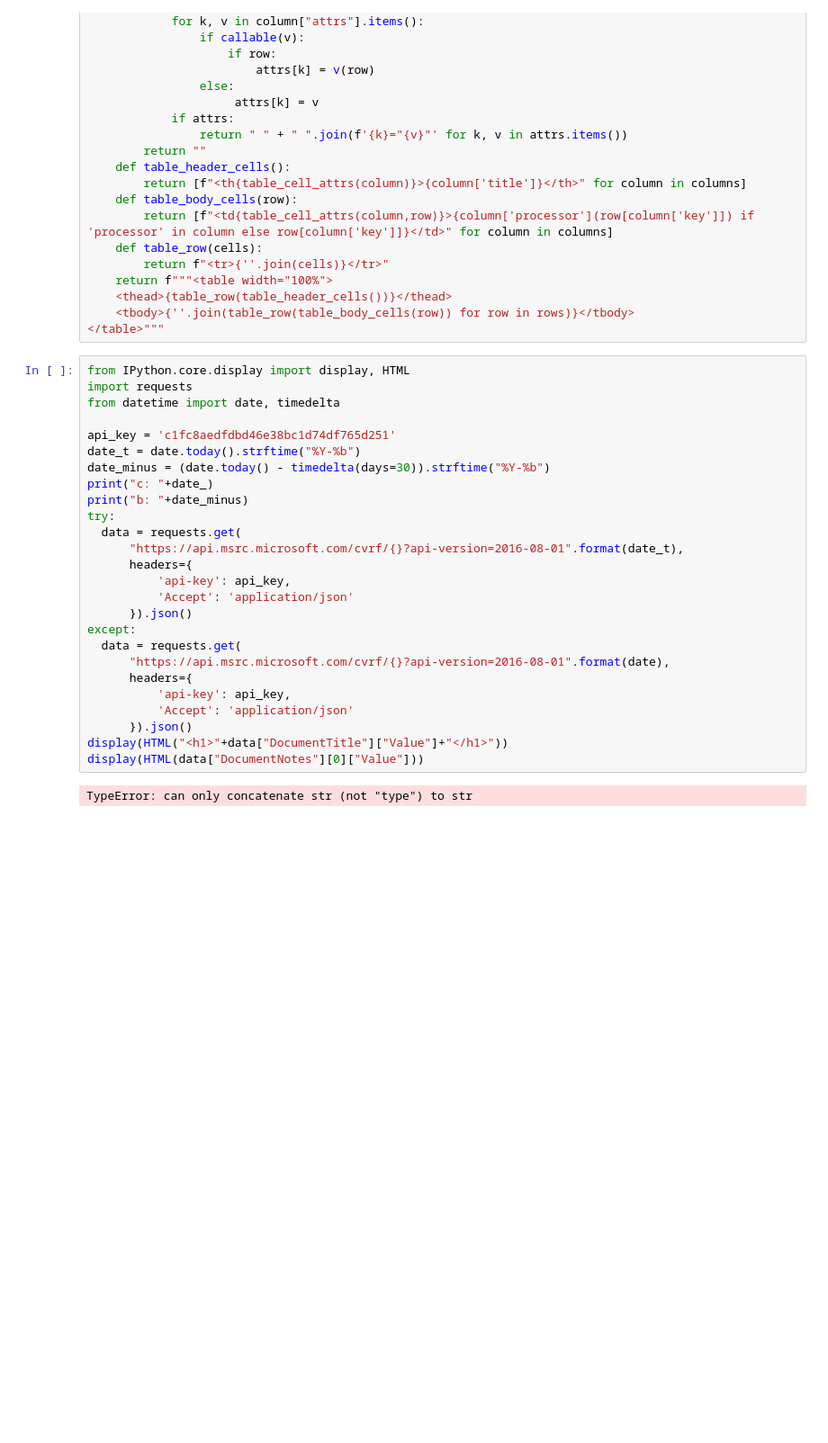
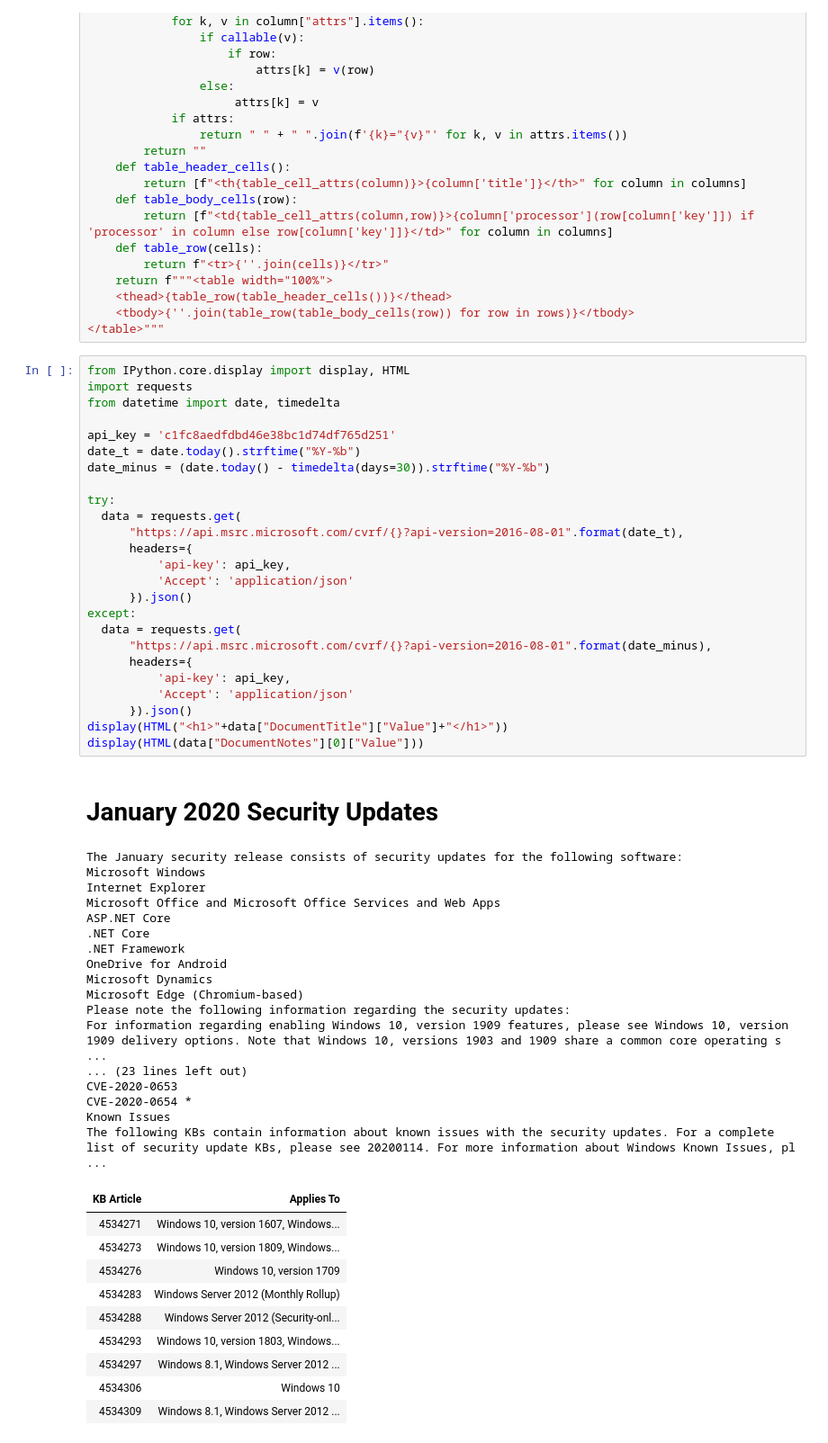
Before and after one commit to netscylla/Jupyter_Vulncheck, a Jupyter notebook: MS Monthly Vulnerability Report.ipynb, the cells around one changed output. Shown at 90% size. Saved outputs shown, nothing was run; the diff lists cells and outputs as text; blank space fills up the shorter version.

```diff
--- a/MS Monthly Vulnerability Report.ipynb
+++ b/MS Monthly Vulnerability Report.ipynb
@@ -76,31 +76,57 @@ def table(columns, rows):
 # %%
 from IPython.core.display import display, HTML
 import requests
 from datetime import date, timedelta
 
 api_key = 'c1fc8aedfdbd46e38bc1d74df765d251'
 date_t = date.today().strftime("%Y-%b")
 date_minus = (date.today() - timedelta(days=30)).strftime("%Y-%b")
-print("c: "+date_)
-print("b: "+date_minus)
+
 try:
   data = requests.get(
       "https://api.msrc.microsoft.com/cvrf/{}?api-version=2016-08-01".format(date_t),
       headers={
           'api-key': api_key,
           'Accept': 'application/json'
       }).json()
 except:
   data = requests.get(
-      "https://api.msrc.microsoft.com/cvrf/{}?api-version=2016-08-01".format(date),
+      "https://api.msrc.microsoft.com/cvrf/{}?api-version=2016-08-01".format(date_minus),
       headers={
           'api-key': api_key,
           'Accept': 'application/json'
       }).json()
 display(HTML("<h1>"+data["DocumentTitle"]["Value"]+"</h1>"))
 display(HTML(data["DocumentNotes"][0]["Value"]))
 # %% [output]
+January 2020 Security Updates
-TypeError: can only concatenate str (not "type") to str
+The January security release consists of security updates for the following software:
+Microsoft Windows
+Internet Explorer
+Microsoft Office and Microsoft Office Services and Web Apps
+ASP.NET Core
+.NET Core
+.NET Framework
+OneDrive for Android
+Microsoft Dynamics
+Microsoft Edge (Chromium-based)
+Please note the following information regarding the security updates:
+For information regarding enabling Windows 10, version 1909 features, please see Windows 10, version 1909 delivery options. Note that Windows 10, versions 1903 and 1909 share a common core operating s ...
+... (23 lines left out)
+CVE-2020-0653
+CVE-2020-0654 *
+Known Issues
+The following KBs contain information about known issues with the security updates. For a complete list of security update KBs, please see 20200114. For more information about Windows Known Issues, pl ...
+| KB Article | Applies To |
+| 4534271 | Windows 10, version 1607, Windows... |
+| 4534273 | Windows 10, version 1809, Windows... |
+| 4534276 | Windows 10, version 1709 |
+| 4534283 | Windows Server 2012 (Monthly Rollup) |
+| 4534288 | Windows Server 2012 (Security-onl... |
+| 4534293 | Windows 10, version 1803, Windows... |
+| 4534297 | Windows 8.1, Windows Server 2012 ... |
+| 4534306 | Windows 10 |
+| 4534309 | Windows 8.1, Windows Server 2012 ... |
 # %%
 #<a href="(https://portal.msrc.microsoft.com/en-US/security-guidance/advisory/.*">.+)</a>
 #data["DocumentNotes"][0]["Value"]
```
